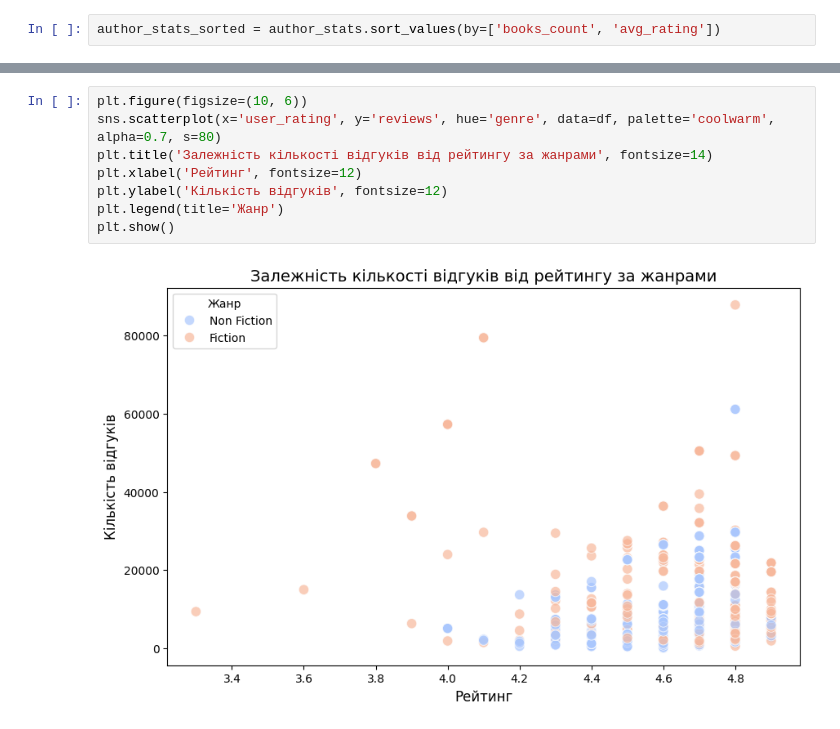
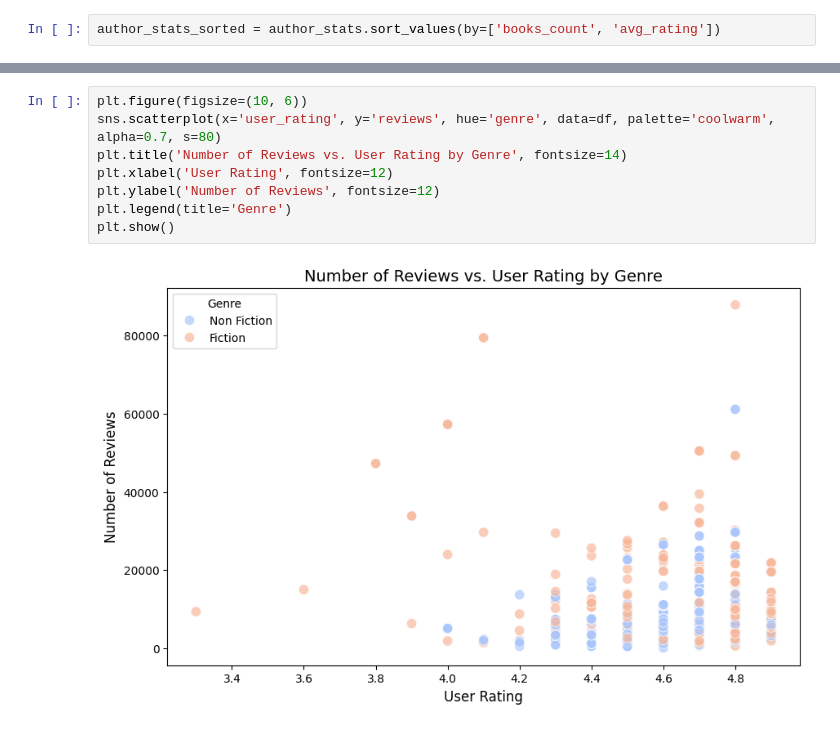
Before and after one commit to artwellql/amazon-bestsellers-eda, a Jupyter notebook: amazon_bestsellers_eda.ipynb, the cells around one changed output, grey strips where cells are left out. Cells and saved outputs as stored; diff of their text form.

```diff
--- a/amazon_bestsellers_eda.ipynb
+++ b/amazon_bestsellers_eda.ipynb
@@ -170,13 +153,13 @@ print("Перший автор у відсортованому списку:", f
 # %%
 plt.figure(figsize=(10, 6))
 sns.scatterplot(x='user_rating', y='reviews', hue='genre', data=df, palette='coolwarm', alpha=0.7, s=80)
-plt.title('Залежність кількості відгуків від рейтингу за жанрами', fontsize=14)
-plt.xlabel('Рейтинг', fontsize=12)
-plt.ylabel('Кількість відгуків', fontsize=12)
-plt.legend(title='Жанр')
+plt.title('Number of Reviews vs. User Rating by Genre', fontsize=14)
+plt.xlabel('User Rating', fontsize=12)
+plt.ylabel('Number of Reviews', fontsize=12)
+plt.legend(title='Genre')
 plt.show()
 # %% [output]
-[figure, old version]
+[figure, new version]
 # %%
 plt.figure(figsize=(8, 5))
 sns.barplot(x='genre', y='price', data=df, palette='muted', hue='genre', legend=False)
```
Also changed, not shown: parts of 26 cells of this notebook, 1 other file.
